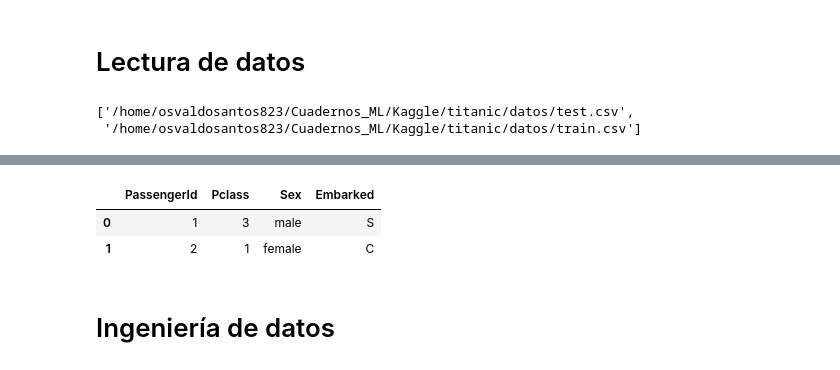
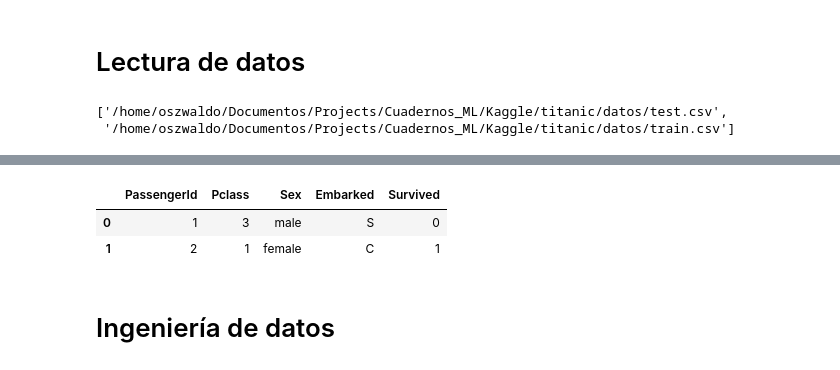
Before and after one commit to OsvaldoSan/Cuadernos_ML, a Jupyter notebook: Kaggle/titanic/Titanic.ipynb, the cells around one changed output, grey strips where cells are left out. Saved outputs shown, nothing was run; the diff lists cells and outputs as text; code cells hidden in the pictures.

```diff
--- a/Kaggle/titanic/Titanic.ipynb
+++ b/Kaggle/titanic/Titanic.ipynb
@@ -20,13 +20,13 @@ import seaborn as sns
 # %% [markdown]
 # Lectura de datos
 # %%
-#ruta=os.getcwd()+'/datos' # Get current work directory
-ruta ='/home/osvaldosantos823/Cuadernos_ML/Kaggle/titanic/datos'
+ruta=os.getcwd()+'/datos' # Get current work directory
+#ruta ='/home/osvaldosantos823/Cuadernos_ML/Kaggle/titanic/datos'
 l_arch=[os.path.join(ruta,a) for a in os.listdir(ruta) if a.endswith('.csv') ]
 l_arch
 # %% [output]
-['/home/osvaldosantos823/Cuadernos_ML/Kaggle/titanic/datos/test.csv',
- '/home/osvaldosantos823/Cuadernos_ML/Kaggle/titanic/datos/train.csv']
+['/home/oszwaldo/Documentos/Projects/Cuadernos_ML/Kaggle/titanic/datos/test.csv',
+ '/home/oszwaldo/Documentos/Projects/Cuadernos_ML/Kaggle/titanic/datos/train.csv']
 # %%
 df = pd.read_csv(l_arch[-1])
 df.head()
@@ -44,11 +44,11 @@ um='PassengerId'
 tgt='Survived'
 #df[varc].head()
 # %%
-df.loc[:,[um]+vard].head(2)
+df.loc[:,[um]+vard+[tgt]].head(2)
 # %% [output]
-|  | PassengerId | Pclass | Sex | Embarked |
-| 0 | 1 | 3 | male | S |
-| 1 | 2 | 1 | female | C |
+|  | PassengerId | Pclass | Sex | Embarked | Survived |
+| 0 | 1 | 3 | male | S | 0 |
+| 1 | 2 | 1 | female | C | 1 |
 # %% [markdown]
 # Ingeniería de datos
 # %%
```
Also changed, not shown: parts of 34 cells of this notebook.
